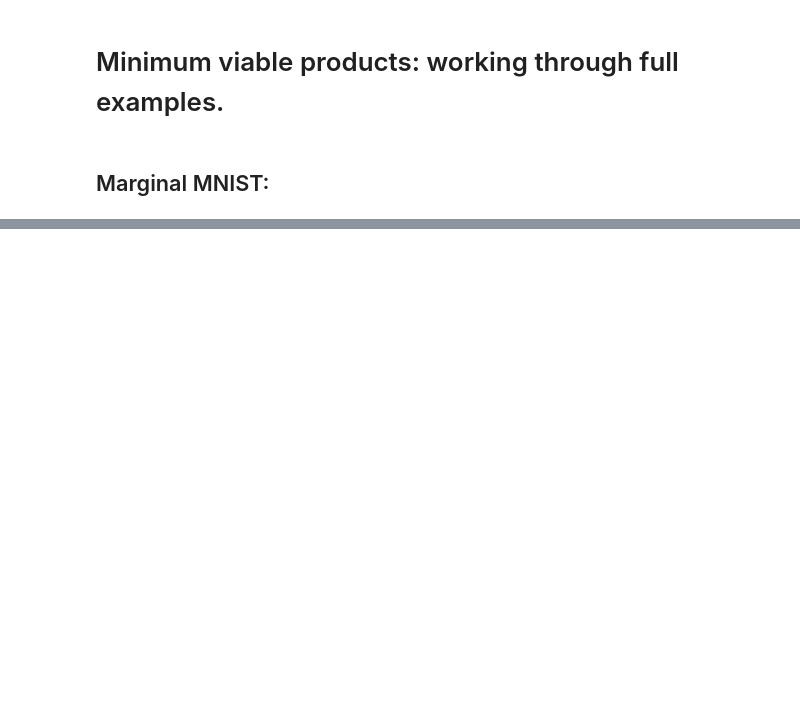
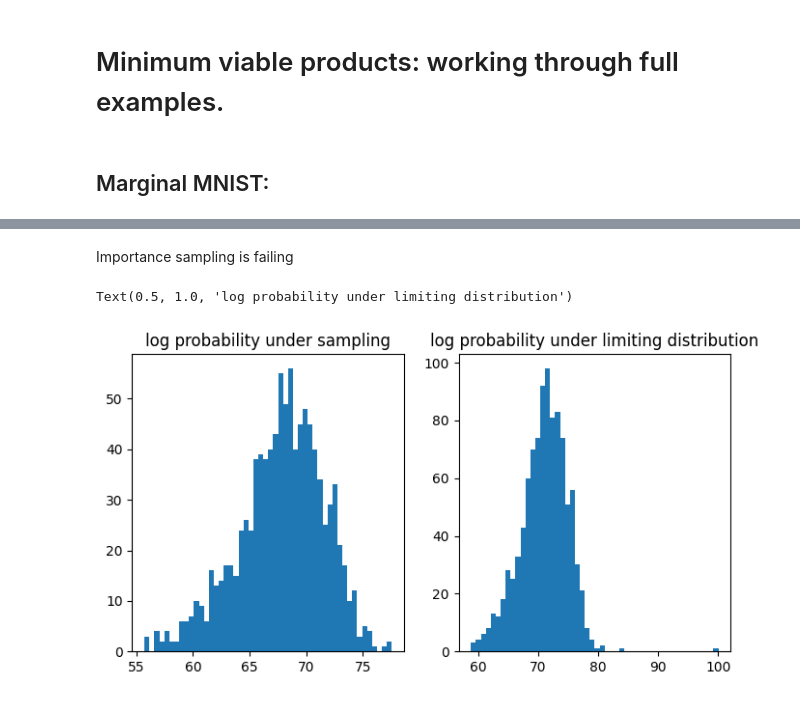
Before and after one commit to lrast/learnedExpFam, a Jupyter notebook: 1.0-full-examples.ipynb, the cells around one changed output, grey strips where cells are left out. Saved outputs shown, nothing was run; the diff lists cells and outputs as text; code cells hidden in the pictures; blank space fills up the shorter version.

Commit message:
Title and abstract submitted. The skeleton of the work is done. Need to crunch to put together the full thing. t-6 days

```diff
--- a/1.0-full-examples.ipynb
+++ b/1.0-full-examples.ipynb
@@ -25,6 +27,9 @@ CGF_ckpt = 'trainedParameters/MNIST_initial/step1_MNIST/validation-epoch=310-ste
 
 mnist_model = Basic_MNIST.load_from_checkpoint(classifier_ckpt)
 mnist_model.setup()
-activity_data = mnist_model.internal_activity_dataset(mnist_model.data_train)
+activity_data, targets = mnist_model.internal_activity_dataset(mnist_model.data_train)[:]
 
-mnist_cgf = CGF_ICNN.load_from_checkpoint(CGF_ckpt, data_to_model=activity_data[:][0])
+mnist_cgf = CGF_ICNN.load_from_checkpoint(CGF_ckpt, data_to_model=activity_data)
+
+# Need to transform the data
+activity_data = mnist_cgf.transform_data(activity_data)
@@ -41,0 +54,2 @@ RuntimeError: mat1 and mat2 shapes cannot be multiplied (1x2 and 28x200)
+# %% [markdown]
+Importance sampling is failing
@@ -41,0 +87,27 @@ RuntimeError: mat1 and mat2 shapes cannot be multiplied (1x2 and 28x200)
+# %%
+def limiting_log_density(mus):
+    """ Model based asymptotic pdf of the mean """
+    d = 28
+
+    thetas, Is = mnist_cgf.dual_opt(mus)
+    logdets = torch.logdet(mnist_cgf.hess(thetas))
+
+    log_density = (d/2) * np.log(n_samples / (2 * torch.pi)) \
+        - 0.5*logdets - n_samples*Is
+
+    return log_density.detach()
+# %%
+samples = torch.tensor( sample_dist.rvs(1000), dtype = torch.float)
+# %%
+figsize(8, 4)
+plt.subplots(1,2)
+plt.subplot(1,2,1)
+plt.hist(sample_dist.logpdf(samples), bins=50);
+plt.title('log probability under sampling')
+
+plt.subplot(1,2,2)
+plt.hist(limiting_log_density(samples), bins=50);
+plt.title('log probability under limiting distribution')
+# %% [output]
+Text(0.5, 1.0, 'log probability under limiting distribution')
+[figure, added]
```
Also changed, not shown: parts of 127 cells of this notebook, 4 other files.
